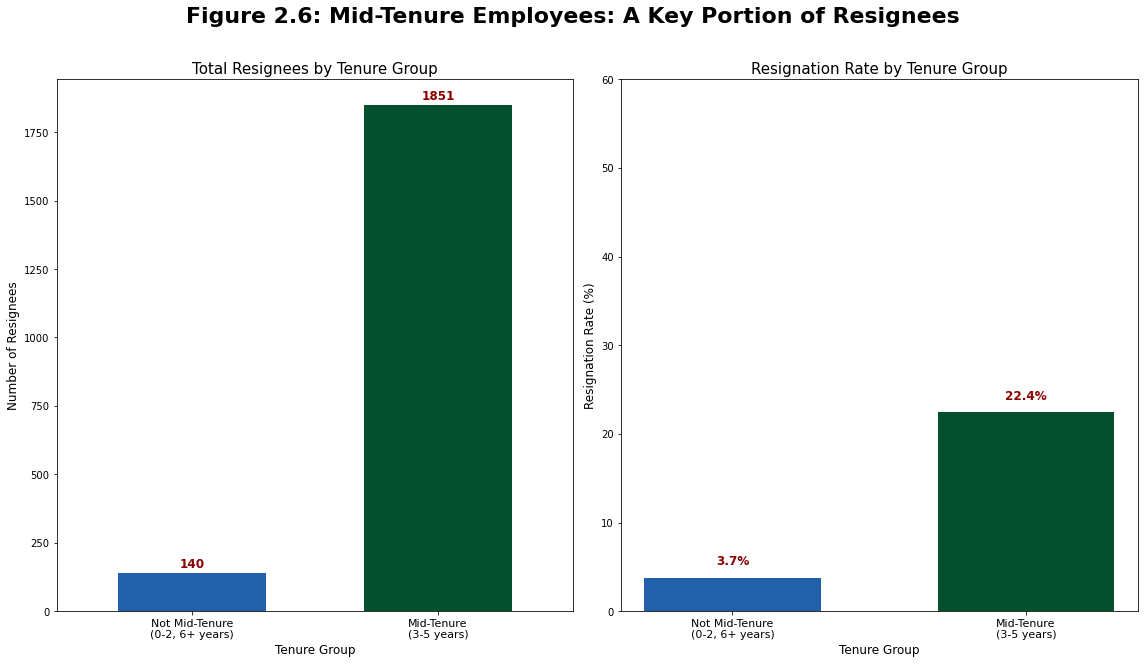
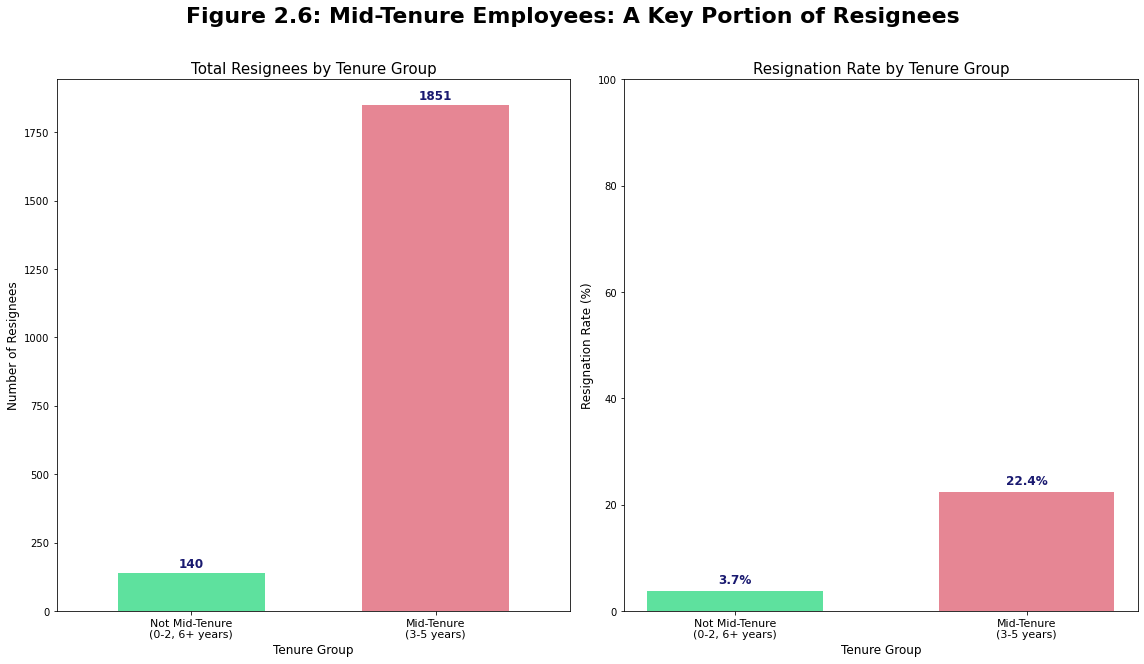
The notebook cell's code change between the first figure and the second:
--- before
+++ after
@@ -8,5 +8,5 @@
 
 # Plot 1: Resignation counts
-colors = ["#2360AA", "#044F2D"]
+colors = ["#5EE19E", "#E68694"]
 mid_tenure_analysis['sum'].plot(kind='bar', ax=axes[0], color=colors, width=0.6)
 axes[0].set_title('Total Resignees by Tenure Group', fontsize=15)
@@ -15,5 +15,5 @@
 axes[0].set_xticklabels(['Not Mid-Tenure\n(0-2, 6+ years)', 'Mid-Tenure\n(3-5 years)'], fontsize=11, rotation=360,ha='center')
 for i, v in enumerate(mid_tenure_analysis['sum']):
-    axes[0].text(i, v + 20, str(int(v)), ha='center', fontsize=12, fontweight='bold', color='darkred')
+    axes[0].text(i, v + 20, str(int(v)), ha='center', fontsize=12, fontweight='bold', color='midnightblue')
 
 # Plot 2: Resignation rate (%)
@@ -25,7 +25,7 @@
 axes[1].set_xticks(range(len(resignation_pct)))
 axes[1].set_xticklabels(['Not Mid-Tenure\n(0-2, 6+ years)', 'Mid-Tenure\n(3-5 years)'], fontsize=11)
-axes[1].set_ylim(0, 60)
+axes[1].set_ylim(0, 100)
 for i, (bar, v) in enumerate(zip(bars, resignation_pct)):
-    axes[1].text(bar.get_x() + bar.get_width()/2, v + 1.5, f'{v:.1f}%', ha='center', fontweight='bold', fontsize=12, color='darkred')
+    axes[1].text(bar.get_x() + bar.get_width()/2, v + 1.5, f'{v:.1f}%', ha='center', fontweight='bold', fontsize=12, color='midnightblue')
 
 fig.suptitle('Figure 2.6: Mid-Tenure Employees: A Key Portion of Resignees', fontsize=22, fontweight='bold', y=1.02)
@@ -36,5 +36,5 @@
 print("Mid-Tenure Employee Resignation Analysis")
 print("=" * 60)
-print(f"Mid-Tenure Resignees (3-5 years): {int(mid_tenure_analysis.loc['Mid-Tenure (3-5 years)', 'sum'])} out of {int(mid_tenure_analysis.loc['Mid-Tenure (3-5 years)', 'count'])} ({resignation_pct.iloc[1]:.1f}% of all employees)")
-print(f"Other Resignees: {int(mid_tenure_analysis.loc['Not Mid-Tenure (0-2, 6+ years)', 'sum'])} out of {int(mid_tenure_analysis.loc['Not Mid-Tenure (0-2, 6+ years)', 'count'])} ({resignation_pct.iloc[0]:.1f}% of all employees)")
+print(f"Mid-Tenure Resignees (3-5 years): {int(mid_tenure_analysis.loc['Mid-Tenure (3-5 years)', 'sum'])} out of a total of {int(mid_tenure_analysis.loc['Mid-Tenure (3-5 years)', 'count'])} mid-tenure employees ({resignation_pct.iloc[1]:.1f}%)")
+print(f"Other Resignees: {int(mid_tenure_analysis.loc['Not Mid-Tenure (0-2, 6+ years)', 'sum'])} out of a total of {int(mid_tenure_analysis.loc['Not Mid-Tenure (0-2, 6+ years)', 'count'])} other employees ({resignation_pct.iloc[0]:.1f}%)")
 print(f"\nMid-tenure employees represent {(mid_tenure_analysis.loc['Mid-Tenure (3-5 years)', 'sum'] / mid_tenure_analysis['sum'].sum() * 100):.1f}% of all resignees")

Commit: fig 3.1: Mid-Tenure Employee Resignation Analysis